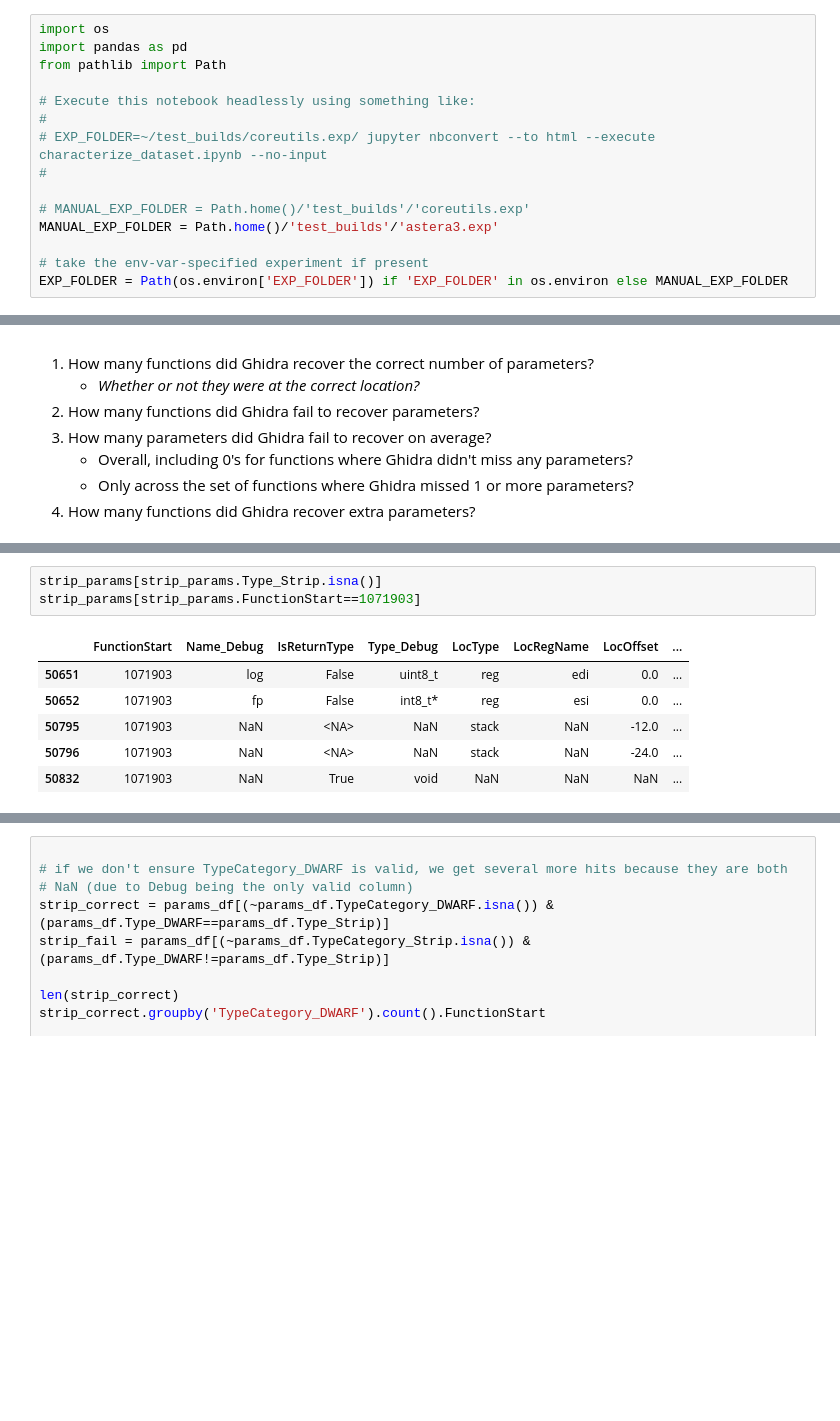
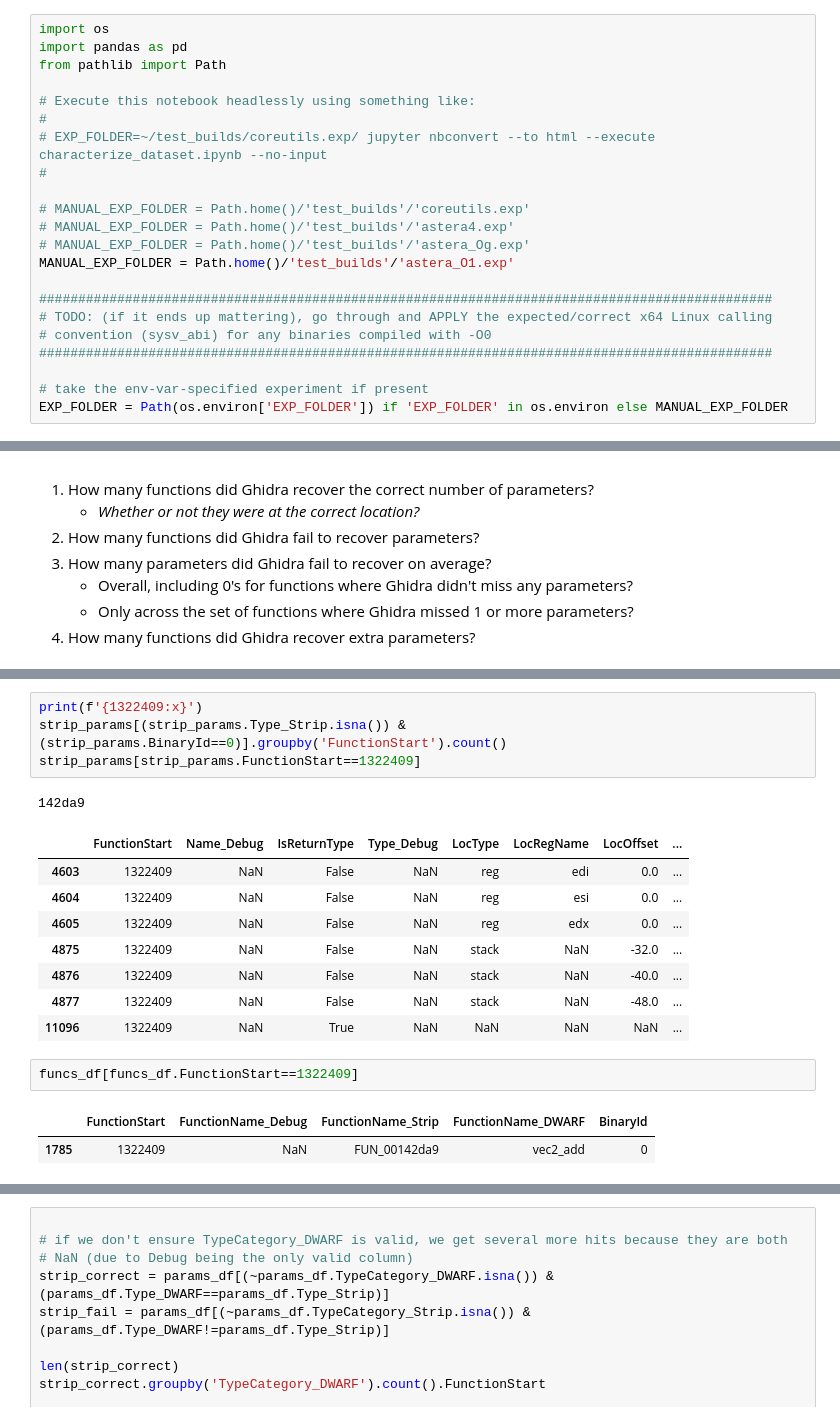
Before and after one commit to lasserre/datatype-recovery-experiments, a Jupyter notebook: notebooks/characterize_dataset.ipynb, the cells around one changed output, grey strips where cells are left out. Saved outputs shown, nothing was run; the diff lists cells and outputs as text; blank space fills up the shorter version.

```diff
--- a/notebooks/characterize_dataset.ipynb
+++ b/notebooks/characterize_dataset.ipynb
@@ -9,7 +9,14 @@ from pathlib import Path
 #
 
 # MANUAL_EXP_FOLDER = Path.home()/'test_builds'/'coreutils.exp'
-MANUAL_EXP_FOLDER = Path.home()/'test_builds'/'astera3.exp'
+# MANUAL_EXP_FOLDER = Path.home()/'test_builds'/'astera4.exp'
+# MANUAL_EXP_FOLDER = Path.home()/'test_builds'/'astera_Og.exp'
+MANUAL_EXP_FOLDER = Path.home()/'test_builds'/'astera_O1.exp'
+
+##############################################################################################
+# TODO: (if it ends up mattering), go through and APPLY the expected/correct x64 Linux calling
+# convention (sysv_abi) for any binaries compiled with -O0
+##############################################################################################
 
 # take the env-var-specified experiment if present
 EXP_FOLDER = Path(os.environ['EXP_FOLDER']) if 'EXP_FOLDER' in os.environ else MANUAL_EXP_FOLDER
@@ -239,10 +245,19 @@ Sanity check (should be 0) -> 50,856 - 532 - 50,324 = 0
 # %%
-strip_params[strip_params.Type_Strip.isna()]
-strip_params[strip_params.FunctionStart==1071903]
+print(f'{1322409:x}')
+strip_params[(strip_params.Type_Strip.isna()) & (strip_params.BinaryId==0)].groupby('FunctionStart').count()
+strip_params[strip_params.FunctionStart==1322409]
 # %% [output]
+142da9
 |  | FunctionStart | Name_Debug | IsReturnType | Type_Debug | LocType | LocRegName | LocOffset | ... |
-| 50651 | 1071903 | log | False | uint8_t | reg | edi | 0.0 | ... |
-| 50652 | 1071903 | fp | False | int8_t* | reg | esi | 0.0 | ... |
-| 50795 | 1071903 | NaN | <NA> | NaN | stack | NaN | -12.0 | ... |
-| 50796 | 1071903 | NaN | <NA> | NaN | stack | NaN | -24.0 | ... |
-| 50832 | 1071903 | NaN | True | void | NaN | NaN | NaN | ... |
+| 4603 | 1322409 | NaN | False | NaN | reg | edi | 0.0 | ... |
+| 4604 | 1322409 | NaN | False | NaN | reg | esi | 0.0 | ... |
+| 4605 | 1322409 | NaN | False | NaN | reg | edx | 0.0 | ... |
+| 4875 | 1322409 | NaN | False | NaN | stack | NaN | -32.0 | ... |
+| 4876 | 1322409 | NaN | False | NaN | stack | NaN | -40.0 | ... |
+| 4877 | 1322409 | NaN | False | NaN | stack | NaN | -48.0 | ... |
+| 11096 | 1322409 | NaN | True | NaN | NaN | NaN | NaN | ... |
+# %%
+funcs_df[funcs_df.FunctionStart==1322409]
+# %% [output]
+|  | FunctionStart | FunctionName_Debug | FunctionName_Strip | FunctionName_DWARF | BinaryId |
+| 1785 | 1322409 | NaN | FUN_00142da9 | vec2_add | 0 |
```
Also changed, not shown: parts of 10 cells of this notebook, 1 other file.
